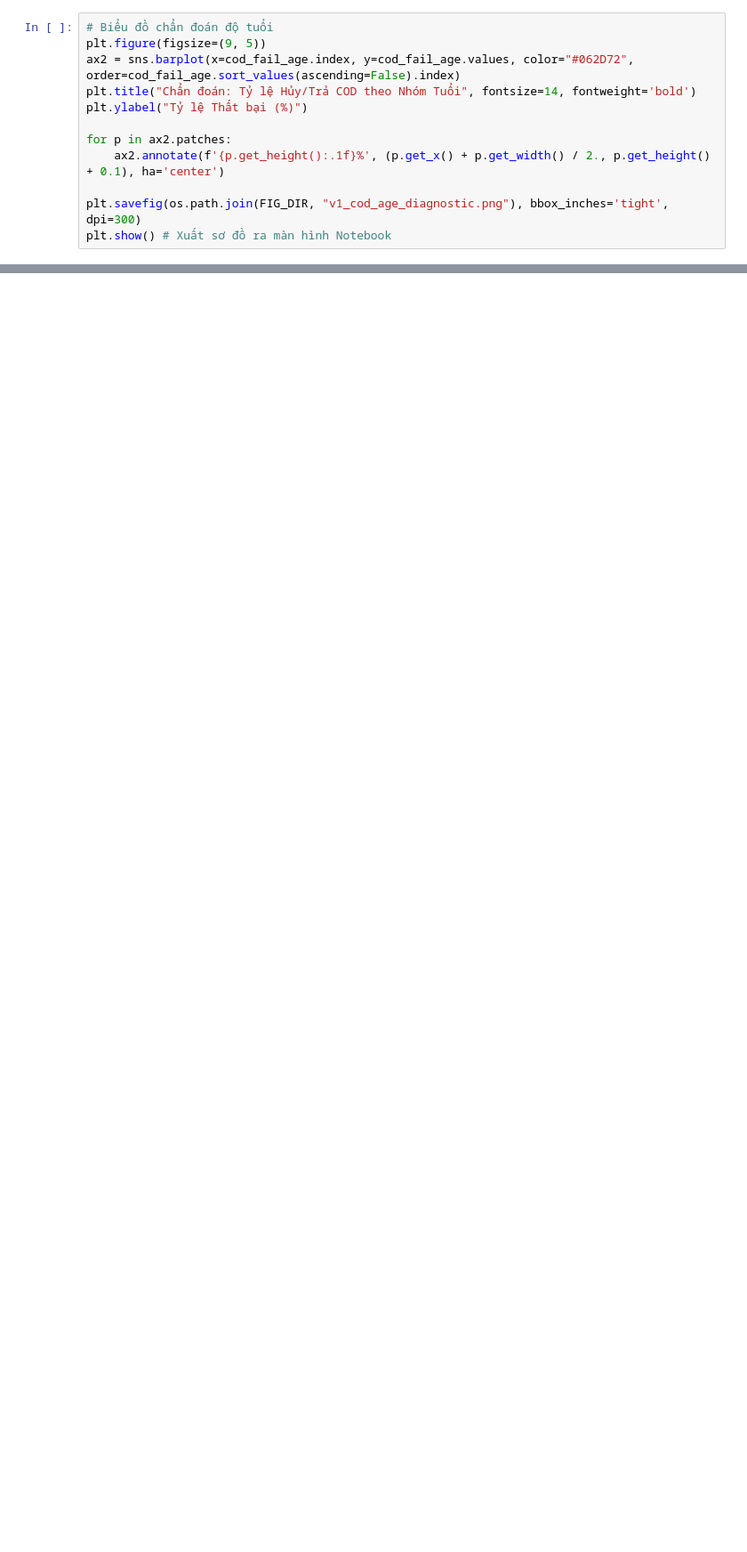
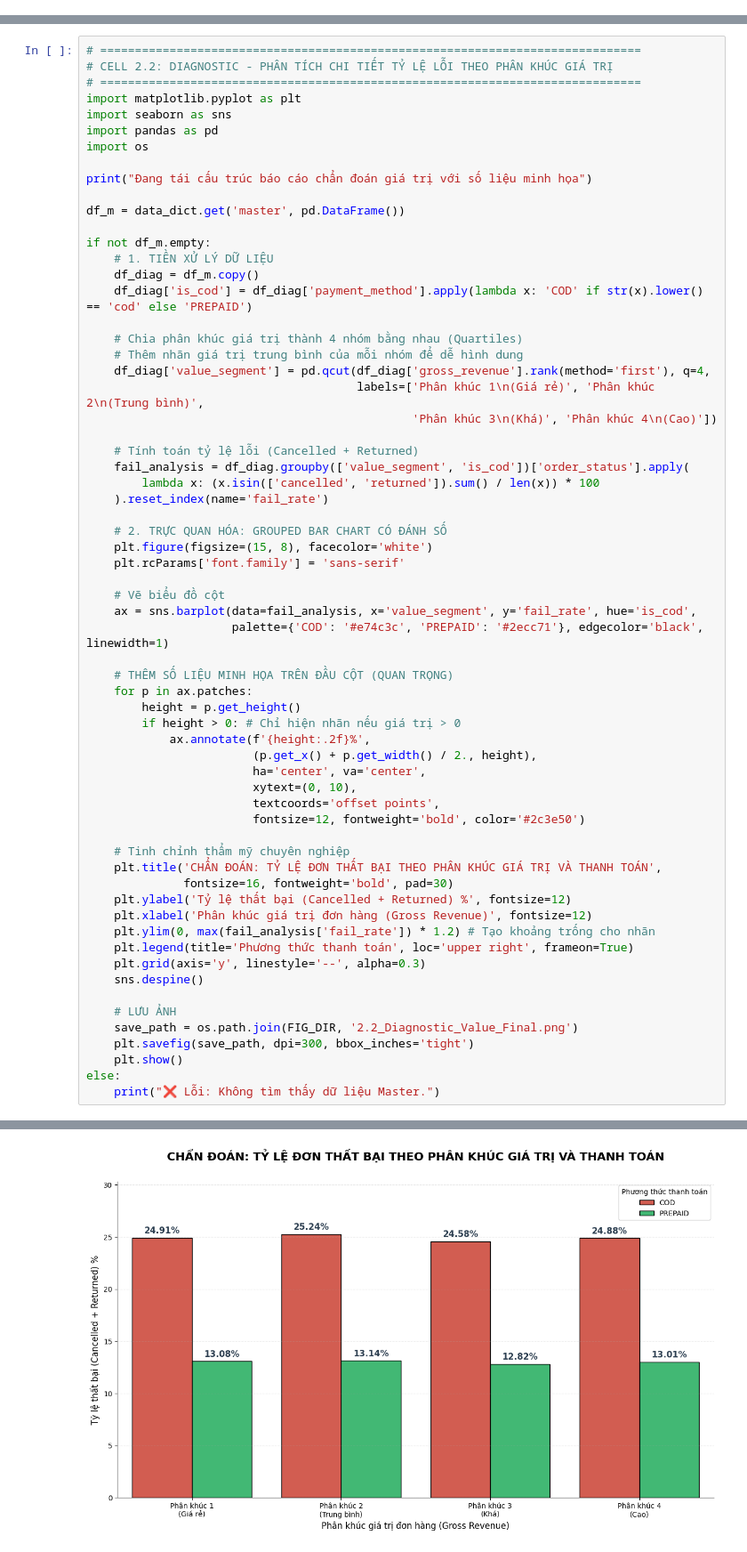
Before and after one commit to doandt0612/datathon_fis_uel, a Jupyter notebook: notebooks/03_eda_khoi.ipynb, the cells around one changed output, grey strips where cells are left out. Shown at 89% size. Saved outputs shown, nothing was run; the diff lists cells and outputs as text; blank space fills up the shorter version.

```diff
--- a/notebooks/03_eda_khoi.ipynb
+++ b/notebooks/03_eda_khoi.ipynb
@@ -246,12 +0,0 @@ Vẽ Biểu đồ 2: Rủi ro COD theo Độ Tuổi
-# %%
-# Biểu đồ chẩn đoán độ tuổi
-plt.figure(figsize=(9, 5))
-ax2 = sns.barplot(x=cod_fail_age.index, y=cod_fail_age.values, color="#062D72", order=cod_fail_age.sort_values(ascending=False).index)
-plt.title("Chẩn đoán: Tỷ lệ Hủy/Trả COD theo Nhóm Tuổi", fontsize=14, fontweight='bold')
-plt.ylabel("Tỷ lệ Thất bại (%)")
-
-for p in ax2.patches:
-    ax2.annotate(f'{p.get_height():.1f}%', (p.get_x() + p.get_width() / 2., p.get_height() + 0.1), ha='center')
-
-plt.savefig(os.path.join(FIG_DIR, "v1_cod_age_diagnostic.png"), bbox_inches='tight', dpi=300)
-plt.show() # Xuất sơ đồ ra màn hình Notebook
@@ -259,0 +467,65 @@ plt.show() # Xuất sơ đồ ra màn hình Notebook
+# %%
+# ==============================================================================
+# CELL 2.2: DIAGNOSTIC - PHÂN TÍCH CHI TIẾT TỶ LỆ LỖI THEO PHÂN KHÚC GIÁ TRỊ
+# ==============================================================================
+import matplotlib.pyplot as plt
+import seaborn as sns
+import pandas as pd
+import os
+
+print("Đang tái cấu trúc báo cáo chẩn đoán giá trị với số liệu minh họa")
+
+df_m = data_dict.get('master', pd.DataFrame())
+
+if not df_m.empty:
+    # 1. TIỀN XỬ LÝ DỮ LIỆU
+    df_diag = df_m.copy()
+    df_diag['is_cod'] = df_diag['payment_method'].apply(lambda x: 'COD' if str(x).lower() == 'cod' else 'PREPAID')
+
+    # Chia phân khúc giá trị thành 4 nhóm bằng nhau (Quartiles)
+    # Thêm nhãn giá trị trung bình của mỗi nhóm để dễ hình dung
+    df_diag['value_segment'] = pd.qcut(df_diag['gross_revenue'].rank(method='first'), q=4,
+                                       labels=['Phân khúc 1\n(Giá rẻ)', 'Phân khúc 2\n(Trung bình)',
+                                               'Phân khúc 3\n(Khá)', 'Phân khúc 4\n(Cao)'])
+
+    # Tính toán tỷ lệ lỗi (Cancelled + Returned)
+    fail_analysis = df_diag.groupby(['value_segment', 'is_cod'])['order_status'].apply(
+        lambda x: (x.isin(['cancelled', 'returned']).sum() / len(x)) * 100
+    ).reset_index(name='fail_rate')
+
+    # 2. TRỰC QUAN HÓA: GROUPED BAR CHART CÓ ĐÁNH SỐ
+    plt.figure(figsize=(15, 8), facecolor='white')
+    plt.rcParams['font.family'] = 'sans-serif'
+
+    # Vẽ biểu đồ cột
+    ax = sns.barplot(data=fail_analysis, x='value_segment', y='fail_rate', hue='is_cod',
+                     palette={'COD': '#e74c3c', 'PREPAID': '#2ecc71'}, edgecolor='black', linewidth=1)
+
+    # THÊM SỐ LIỆU MINH HỌA TRÊN ĐẦU CỘT (QUAN TRỌNG)
+    for p in ax.patches:
+        height = p.get_height()
+        if height > 0: # Chỉ hiện nhãn nếu giá trị > 0
+            ax.annotate(f'{height:.2f}%',
+                        (p.get_x() + p.get_width() / 2., height),
+                        ha='center', va='center',
+                        xytext=(0, 10),
+                        textcoords='offset points',
+                        fontsize=12, fontweight='bold', color='#2c3e50')
+
+    # Tinh chỉnh thẩm mỹ chuyên nghiệp
+    plt.title('CHẨN ĐOÁN: TỶ LỆ ĐƠN THẤT BẠI THEO PHÂN KHÚC GIÁ TRỊ VÀ THANH TOÁN',
+              fontsize=16, fontweight='bold', pad=30)
+    plt.ylabel('Tỷ lệ thất bại (Cancelled + Returned) %', fontsize=12)
+    plt.xlabel('Phân khúc giá trị đơn hàng (Gross Revenue)', fontsize=12)
+    plt.ylim(0, max(fail_analysis['fail_rate']) * 1.2) # Tạo khoảng trống cho nhãn
+    plt.legend(title='Phương thức thanh toán', loc='upper right', frameon=True)
+    plt.grid(axis='y', linestyle='--', alpha=0.3)
+    sns.despine()
+
+    # LƯU ẢNH
+    save_path = os.path.join(FIG_DIR, '2.2_Diagnostic_Value_Final.png')
+    plt.savefig(save_path, dpi=300, bbox_inches='tight')
+    plt.show()
+else:
+    print("❌ Lỗi: Không tìm thấy dữ liệu Master.")
+# %% [output]
@@ -259,0 +533 @@ plt.show() # Xuất sơ đồ ra màn hình Notebook
+[figure, added]
```
Also changed, not shown: parts of 72 cells of this notebook, 16 other files.
